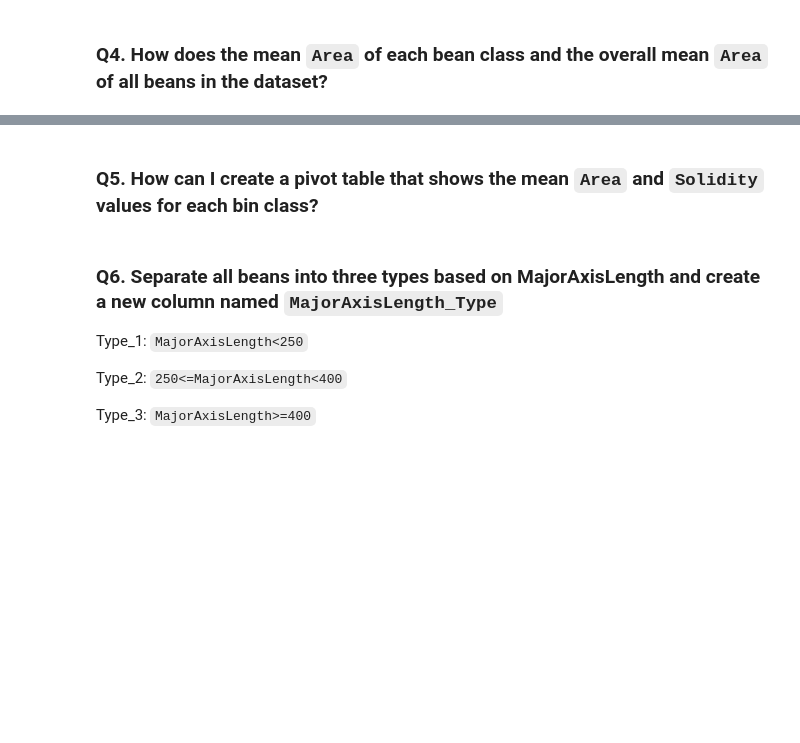
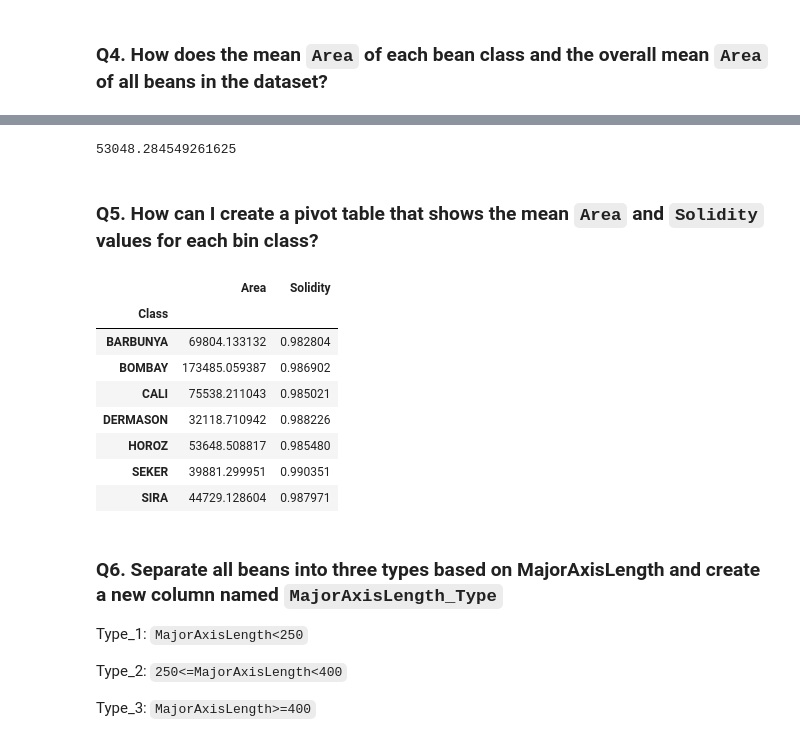
Before and after one commit to YUFOHON/data, a Jupyter notebook: Assignment1.ipynb, the cells around one changed output, grey strips where cells are left out. Saved outputs shown, nothing was run; the diff lists cells and outputs as text; code cells hidden in the pictures; blank space fills up the shorter version.

```diff
--- a/Assignment1.ipynb
+++ b/Assignment1.ipynb
@@ -51,5 +90,22 @@ df
+# %%
+df['Area'].mean()
+# %% [output]
+53048.284549261625
 # %% [markdown]
 ### Q5. How can I create a pivot table that shows the mean `Area` and `Solidity` values for each bin class?
+# %%
+# create a pivot table that shows the mean `Area` and `Solidity` values for each bin class
+df.pivot_table(index='Class', values=['Area', 'Solidity'], aggfunc='mean')
+# %% [output]
+|  | Area | Solidity |
+| Class |  |  |
+| BARBUNYA | 69804.133132 | 0.982804 |
+| BOMBAY | 173485.059387 | 0.986902 |
+| CALI | 75538.211043 | 0.985021 |
+| DERMASON | 32118.710942 | 0.988226 |
+| HOROZ | 53648.508817 | 0.985480 |
+| SEKER | 39881.299951 | 0.990351 |
+| SIRA | 44729.128604 | 0.987971 |
 # %% [markdown]
 ### Q6. Separate all beans into three types based on MajorAxisLength and create a new column named `MajorAxisLength_Type`
 
```
Also changed, not shown: parts of 11 cells of this notebook.
